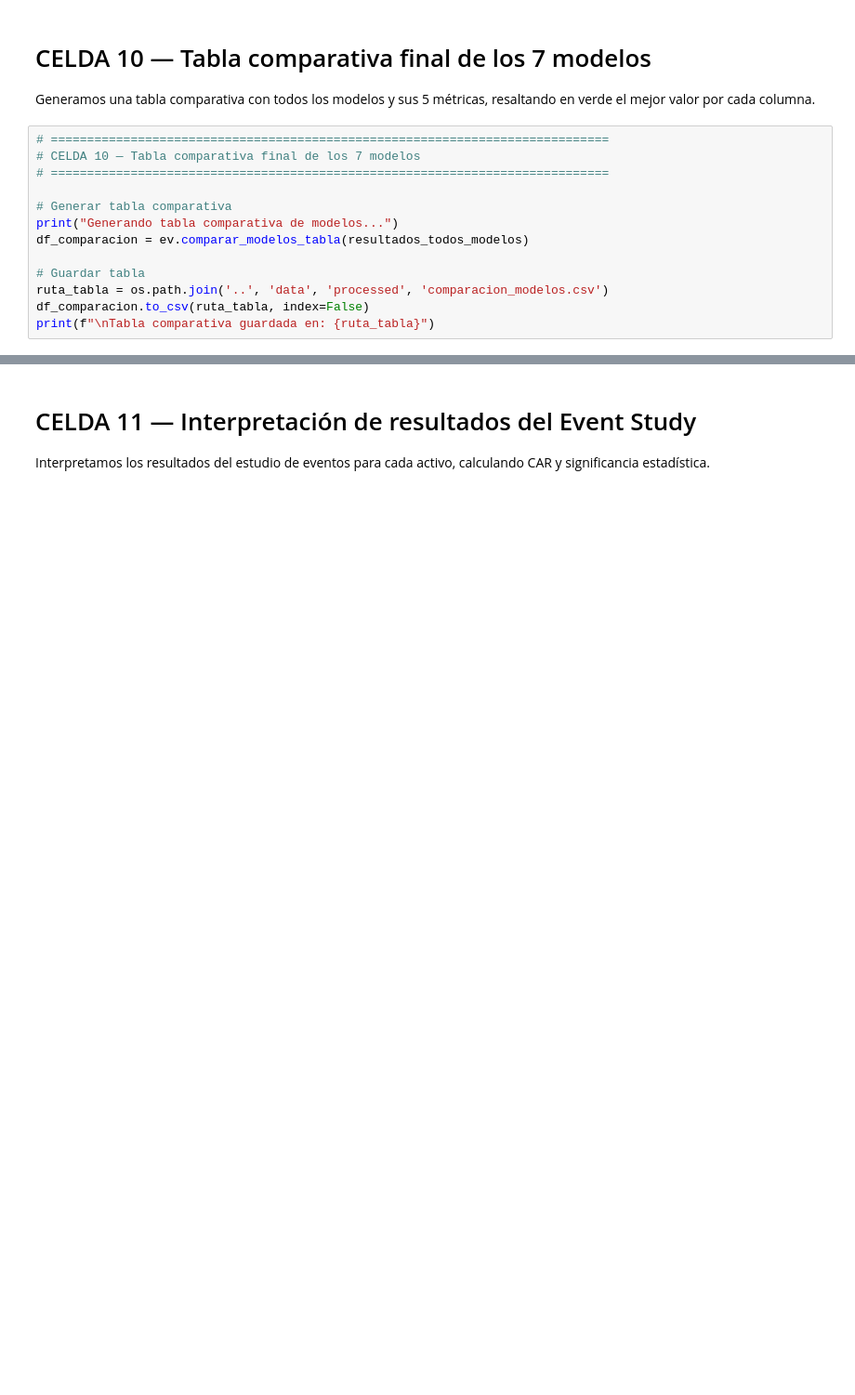
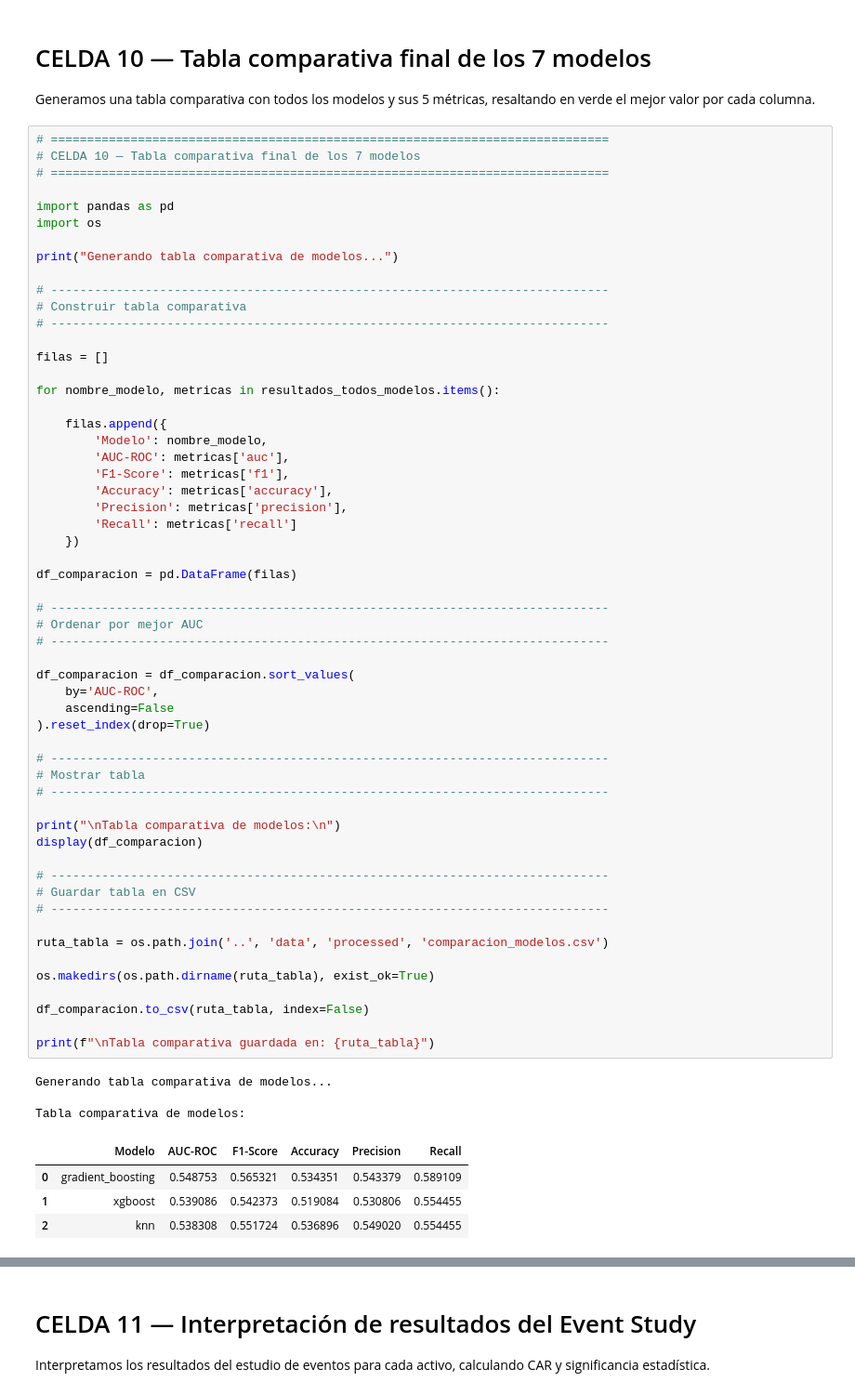
Before and after one commit to laulaguado/maduro-mercados-financieros, a Jupyter notebook: notebooks/02_modelos_predictivos.ipynb, the cells around one changed output, grey strips where cells are left out. Shown at 93% size. Saved outputs shown, nothing was run; the diff lists cells and outputs as text; blank space fills up the shorter version.

```diff
--- a/notebooks/02_modelos_predictivos.ipynb
+++ b/notebooks/02_modelos_predictivos.ipynb
@@ -670,13 +710,64 @@ resaltando en verde el mejor valor por cada columna.
 # %%
 # =============================================================================
 # CELDA 10 — Tabla comparativa final de los 7 modelos
 # =============================================================================
 
-# Generar tabla comparativa
+import pandas as pd
+import os
+
 print("Generando tabla comparativa de modelos...")
-df_comparacion = ev.comparar_modelos_tabla(resultados_todos_modelos)
 
-# Guardar tabla
+# -----------------------------------------------------------------------------
+# Construir tabla comparativa
+# -----------------------------------------------------------------------------
+
+filas = []
+
+for nombre_modelo, metricas in resultados_todos_modelos.items():
+
+    filas.append({
+        'Modelo': nombre_modelo,
+        'AUC-ROC': metricas['auc'],
+        'F1-Score': metricas['f1'],
+        'Accuracy': metricas['accuracy'],
+        'Precision': metricas['precision'],
+        'Recall': metricas['recall']
+    })
+
+df_comparacion = pd.DataFrame(filas)
+
+# -----------------------------------------------------------------------------
+# Ordenar por mejor AUC
+# -----------------------------------------------------------------------------
+
+df_comparacion = df_comparacion.sort_values(
+    by='AUC-ROC',
+    ascending=False
+).reset_index(drop=True)
+
+# -----------------------------------------------------------------------------
+# Mostrar tabla
+# -----------------------------------------------------------------------------
+
+print("\nTabla comparativa de modelos:\n")
+display(df_comparacion)
+
+# -----------------------------------------------------------------------------
+# Guardar tabla en CSV
+# -----------------------------------------------------------------------------
+
 ruta_tabla = os.path.join('..', 'data', 'processed', 'comparacion_modelos.csv')
+
+os.makedirs(os.path.dirname(ruta_tabla), exist_ok=True)
+
 df_comparacion.to_csv(ruta_tabla, index=False)
+
 print(f"\nTabla comparativa guardada en: {ruta_tabla}")
+# %% [output]
+Generando tabla comparativa de modelos...
+
+Tabla comparativa de modelos:
+|  | Modelo | AUC-ROC | F1-Score | Accuracy | Precision | Recall |
+| 0 | gradient_boosting | 0.548753 | 0.565321 | 0.534351 | 0.543379 | 0.589109 |
+| 1 | xgboost | 0.539086 | 0.542373 | 0.519084 | 0.530806 | 0.554455 |
+| 2 | knn | 0.538308 | 0.551724 | 0.536896 | 0.549020 | 0.554455 |
```
Also changed, not shown: parts of 16 cells of this notebook, 8 other files.
